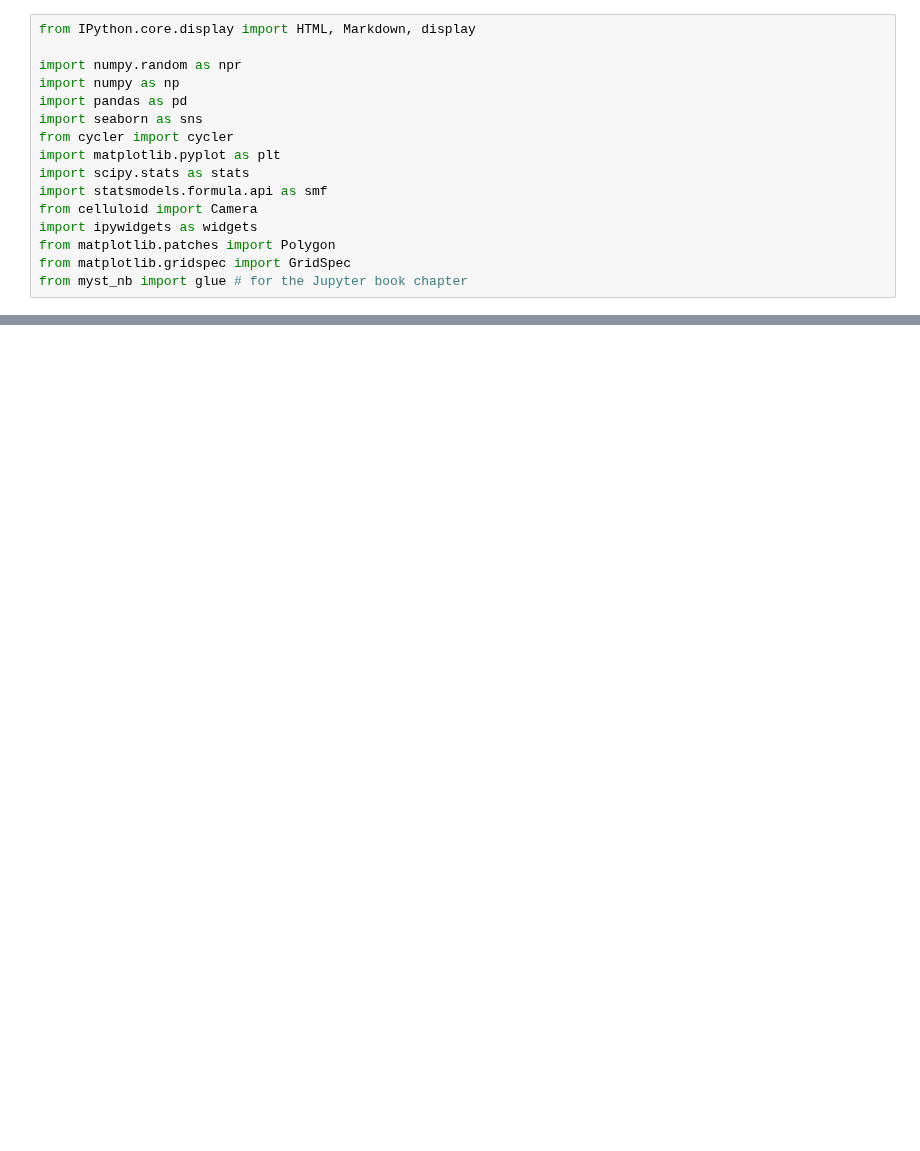
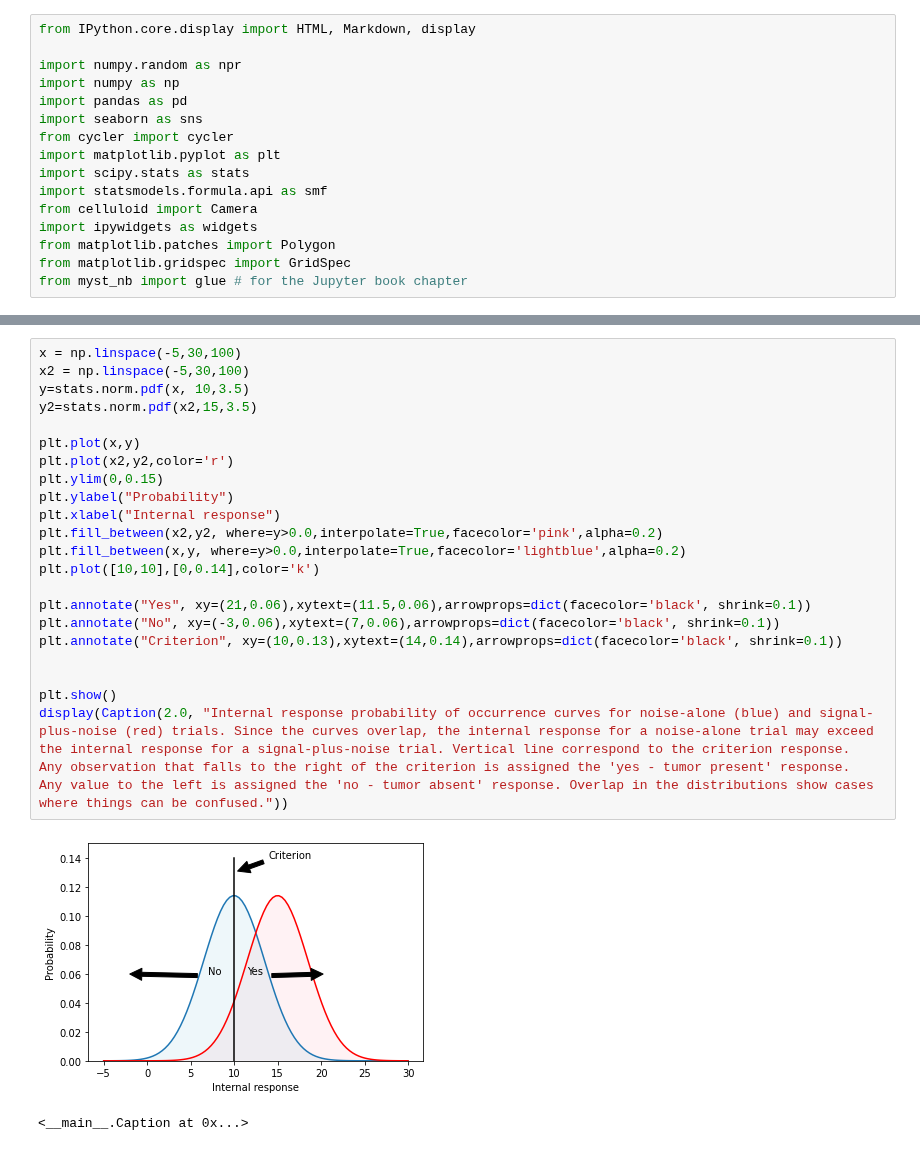
Before and after one commit to gureckis/nyu_lab_in_cognition, a Jupyter notebook: book/chapters/11/00-inferences-from-behavior.ipynb, the cells around one changed output, grey strips where cells are left out. Cells and saved outputs as stored; diff of their text form; blank space fills up the shorter version.

```diff
--- a/book/chapters/11/00-inferences-from-behavior.ipynb
+++ b/book/chapters/11/00-inferences-from-behavior.ipynb
@@ -80,0 +228,25 @@ Examples of a mouse tracking experiment.
+# %%
+x = np.linspace(-5,30,100)
+x2 = np.linspace(-5,30,100)
+y=stats.norm.pdf(x, 10,3.5)
+y2=stats.norm.pdf(x2,15,3.5)
+
+plt.plot(x,y)
+plt.plot(x2,y2,color='r')
+plt.ylim(0,0.15)
+plt.ylabel("Probability")
+plt.xlabel("Internal response")
+plt.fill_between(x2,y2, where=y>0.0,interpolate=True,facecolor='pink',alpha=0.2)
+plt.fill_between(x,y, where=y>0.0,interpolate=True,facecolor='lightblue',alpha=0.2)
+plt.plot([10,10],[0,0.14],color='k')
+
+plt.annotate("Yes", xy=(21,0.06),xytext=(11.5,0.06),arrowprops=dict(facecolor='black', shrink=0.1))
+plt.annotate("No", xy=(-3,0.06),xytext=(7,0.06),arrowprops=dict(facecolor='black', shrink=0.1))
+plt.annotate("Criterion", xy=(10,0.13),xytext=(14,0.14),arrowprops=dict(facecolor='black', shrink=0.1))
+
+
+plt.show()
+display(Caption(2.0, "Internal response probability of occurrence curves for noise-alone (blue) and signal-plus-noise (red) trials. Since the curves overlap, the internal response for a noise-alone trial may exceed the internal response for a signal-plus-noise trial. Vertical line correspond to the criterion response.  Any observation that falls to the right of the criterion is assigned the 'yes - tumor present' response.  Any value to the left is assigned the 'no - tumor absent' response. Overlap in the distributions show cases where things can be confused."))
+# %% [output]
+[figure, added]
+<__main__.Caption at 0x...>
```
Also changed, not shown: parts of 45 cells of this notebook.
